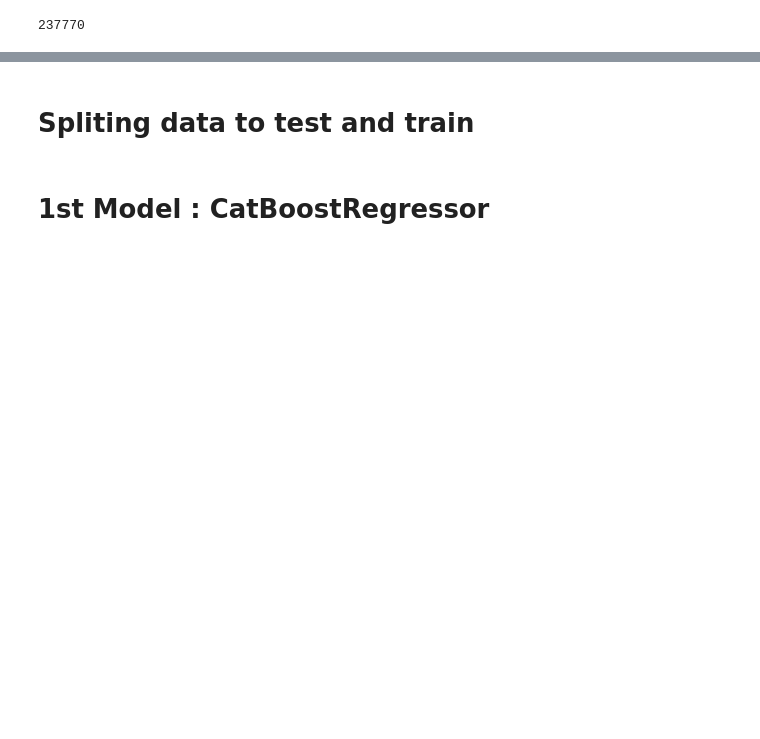
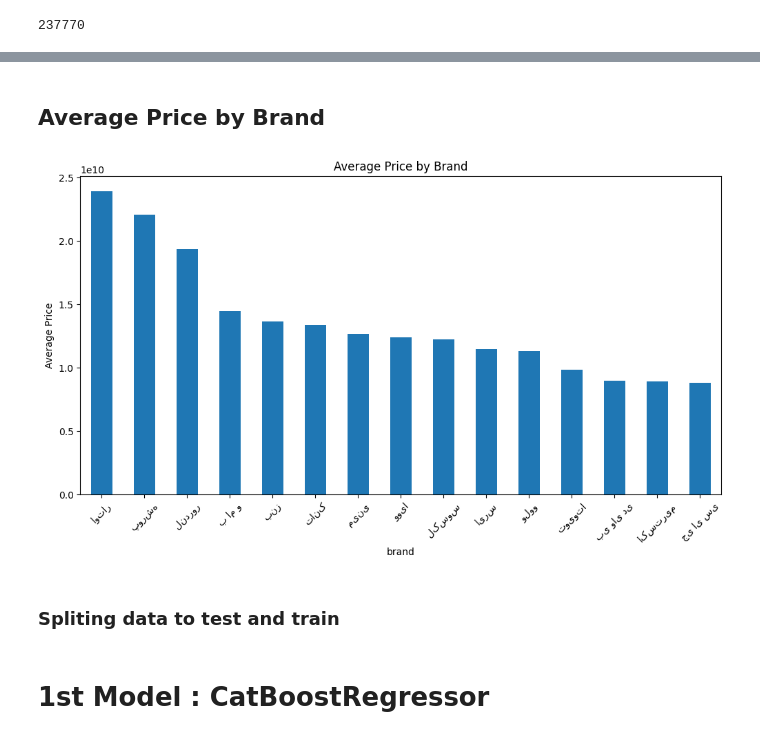
Before and after one commit to Kourosh-Asadi/Car-Price-Prediction-using-Machine-Learning, a Jupyter notebook: Model.ipynb, the cells around one changed output, grey strips where cells are left out. Drawn from its saved outputs; the diff is of its cells as text; code cells hidden in the pictures; blank space fills up the shorter version.

```diff
--- a/Model.ipynb
+++ b/Model.ipynb
@@ -51,5 +71,23 @@ cat_features = ['brand', 'transmission', 'body_status','body_color']
+# %% [markdown]
+## Average Price by Brand
+# %%
+top = df.groupby("brand")["price"].mean().sort_values(ascending=False).head(15)
+
+plt.figure(figsize=(12,6))
+
+top.plot(kind="bar")
+
+plt.title("Average Price by Brand")
+
+plt.ylabel("Average Price")
+
+plt.xticks(rotation=45)
+
+plt.show()
+# %% [output]
+[figure, added]
 # %% [markdown]
-# Spliting data to test and train
+### Spliting data to test and train
 # %%
 msk = np.random.rand(len(df)) < 0.85
 train_x = x[msk]
```
Also changed, not shown: parts of 12 cells of this notebook.
